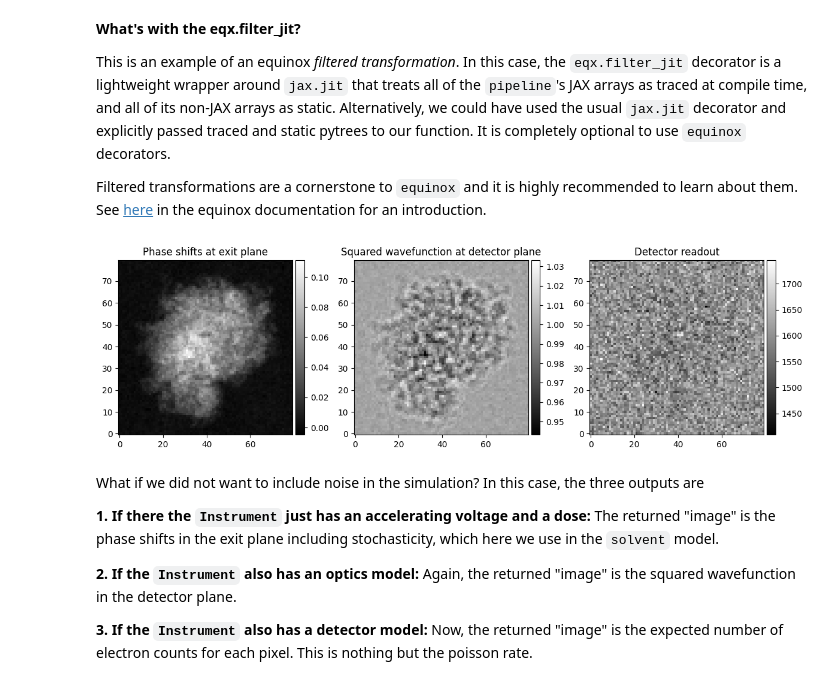
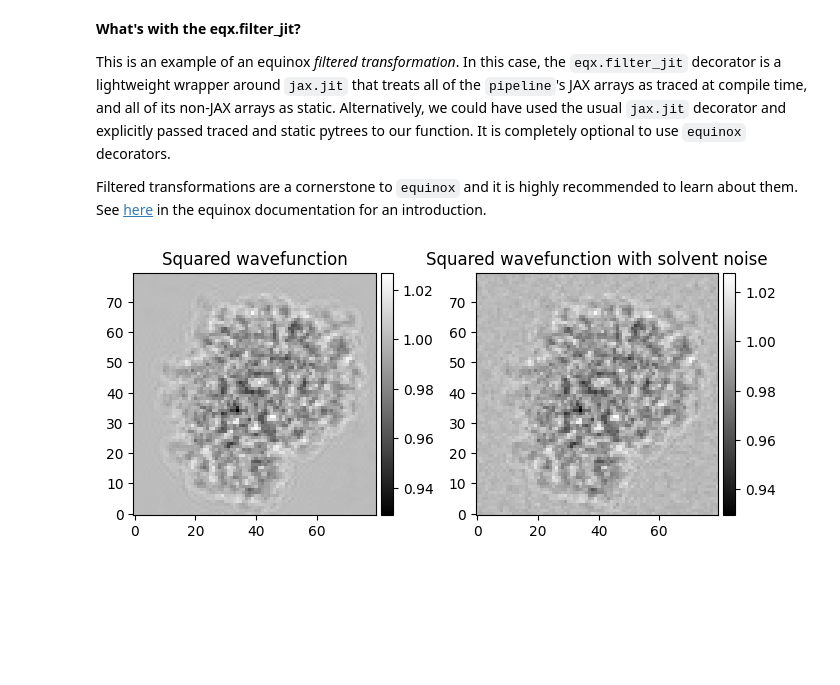
Before and after one commit to mjo22/cryojax, a Jupyter notebook: docs/examples/simulate-image.ipynb, the cells around one changed output. Saved outputs shown, nothing was run; the diff lists cells and outputs as text; code cells hidden in the pictures; blank space fills up the shorter version.

```diff
--- a/docs/examples/simulate-image.ipynb
+++ b/docs/examples/simulate-image.ipynb
@@ -93,19 +81,9 @@ Finally, we create an `ImageConfig` and initialize our `ImagePipeline`. In this
 config = cxs.ImageConfig(
     shape=(80, 80), pixel_size=potential.voxel_size, padded_shape=potential.shape[:2]
 )
-# ... now, build the image formation models
-scattering_pipeline = cxs.ImagePipeline(
-    config=config, specimen=specimen, instrument=instrument_with_dose, solvent=solvent
+# ... and the instrument
+instrument = cxs.Instrument(voltage_in_kilovolts=300.0)
+# ... now, build the image formation model
+pipeline = cxs.ImagePipeline(
+    config=config, theory=scattering_theory, instrument=instrument
 )
-optics_pipeline = cxs.ImagePipeline(
-    config=config,
-    specimen=specimen,
-    instrument=instrument_with_optics,
-    solvent=solvent,
-)
-detector_pipeline = cxs.ImagePipeline(
-    config=config,
-    specimen=specimen,
-    instrument=instrument_with_detector,
-    solvent=solvent,
-)
@@ -135,31 +115,20 @@ Filtered transformations are a cornerstone to `equinox` and it is highly recomme
 # %%
 # Simulate each image, drawing from the stochastic parts of the model
 key = jax.random.PRNGKey(0)
-fig, axes = plt.subplots(ncols=3, figsize=(12, 6))
-ax1, ax2, ax3 = axes
+fig, axes = plt.subplots(ncols=2, figsize=(7, 4))
+ax1, ax2 = axes
 im1 = plot_image(
-    compute_noisy_image(scattering_pipeline, key),
+    compute_image(pipeline),
     fig,
     ax1,
-    label="Phase shifts at exit plane",
+    label="Squared wavefunction",
 )
 im2 = plot_image(
-    compute_noisy_image(optics_pipeline, key),
+    compute_noisy_image(pipeline, key),
     fig,
     ax2,
-    label="Squared wavefunction at detector plane",
-)
-im3 = plot_image(
-    compute_noisy_image(detector_pipeline, key), fig, ax3, label="Detector readout"
+    label="Squared wavefunction with solvent noise",
 )
 plt.tight_layout()
 # %% [output]
-[figure, old version]
+[figure, new version]
-# %% [markdown]
-What if we did not want to include noise in the simulation? In this case, the three outputs are
-
-**1. If there the `Instrument` just has an accelerating voltage and a dose:** The returned "image" is the phase shifts in the exit plane including stochasticity, which here we use in the `solvent` model.
-
-**2. If the `Instrument` also has an optics model:** Again, the returned "image" is the squared wavefunction in the detector plane.
-
-**3. If the `Instrument` also has a detector model:** Now, the returned "image" is the expected number of electron counts for each pixel. This is nothing but the poisson rate.
```
Also changed, not shown: parts of 17 cells of this notebook, 14 other files.
